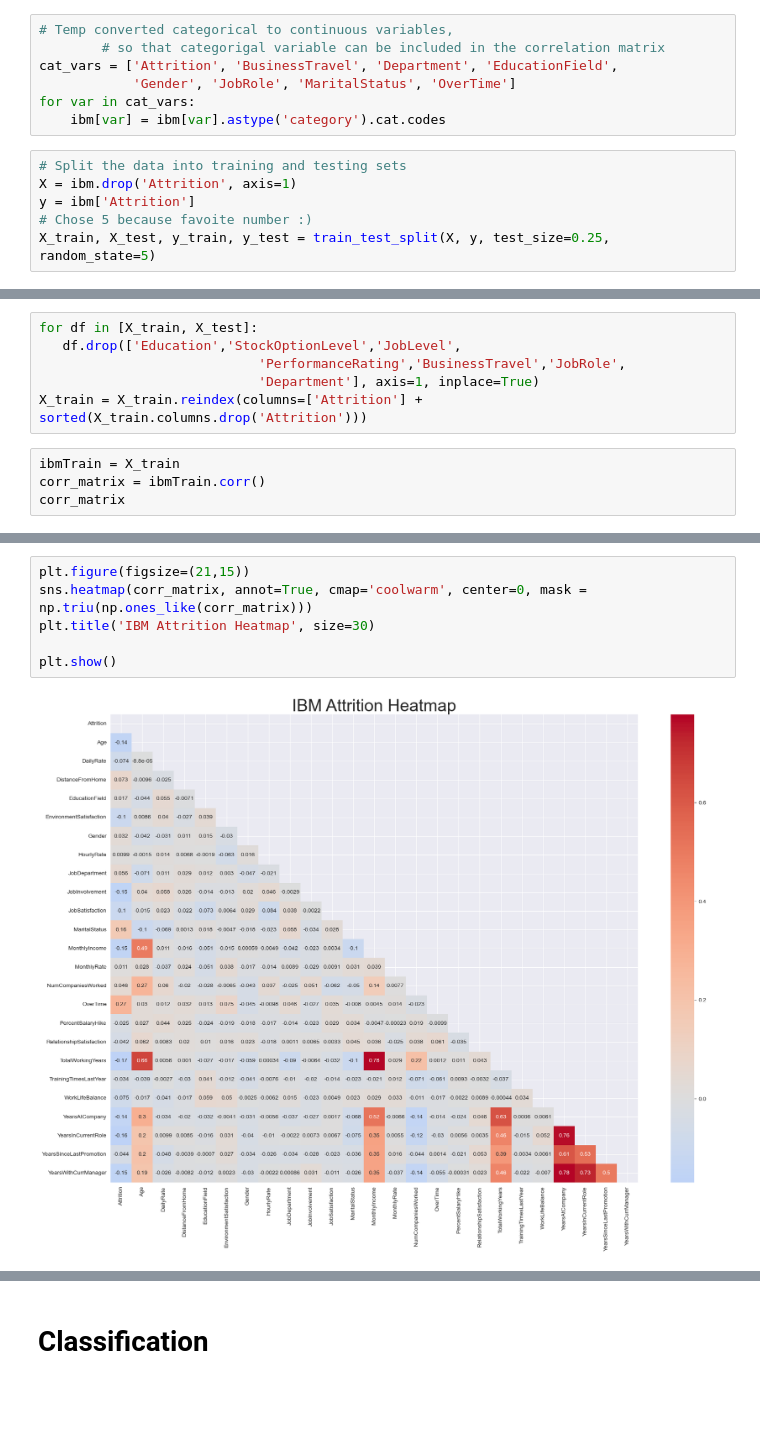
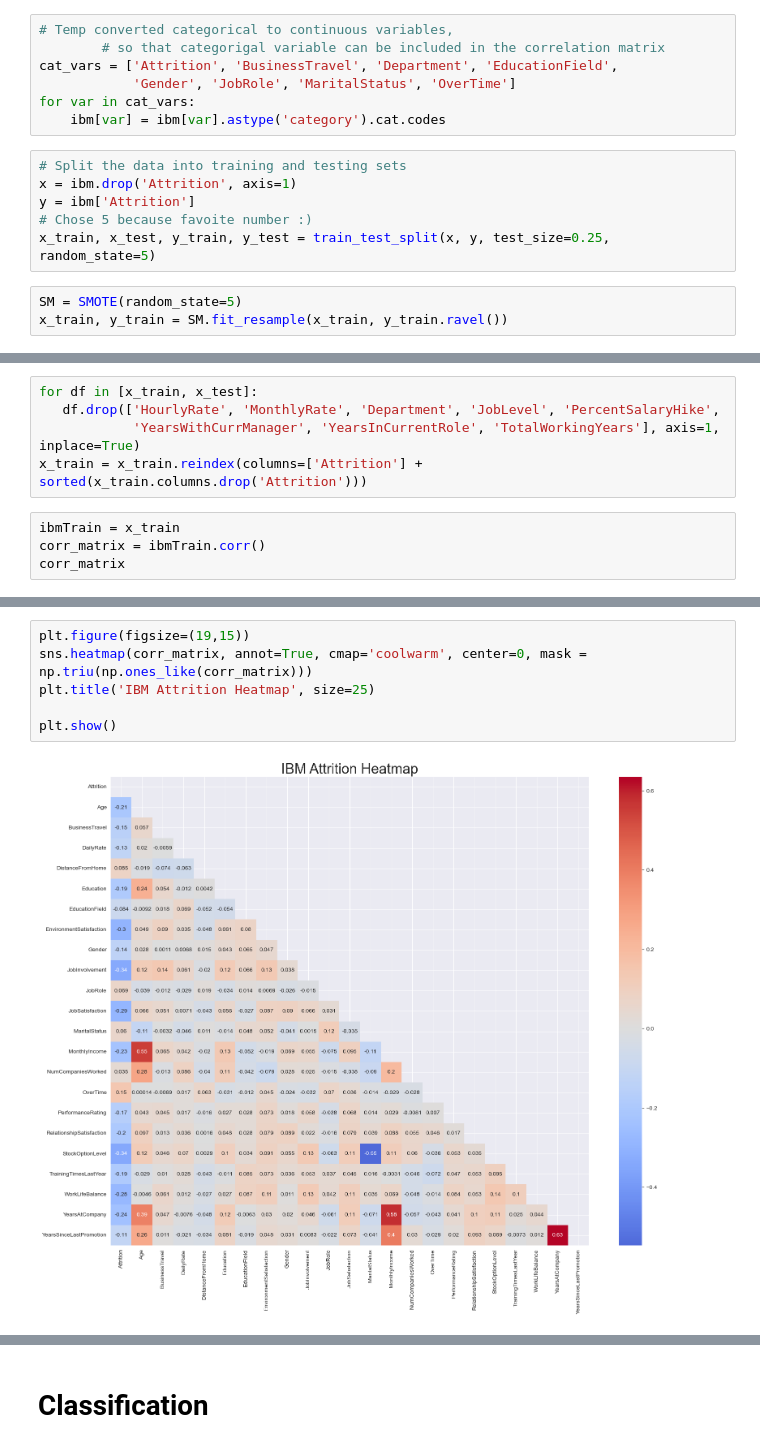
Before and after one commit to JayyyOlden/AMLDM, a Jupyter notebook: 2006184.ipynb, the cells around one changed output, grey strips where cells are left out. Saved outputs shown, nothing was run; the diff lists cells and outputs as text; blank space fills up the shorter version.

```diff
--- a/2006184.ipynb
+++ b/2006184.ipynb
@@ -578,7 +581,10 @@ for var in cat_vars:
     ibm[var] = ibm[var].astype('category').cat.codes
 # %%
 # Split the data into training and testing sets
-X = ibm.drop('Attrition', axis=1)
+x = ibm.drop('Attrition', axis=1)
 y = ibm['Attrition']
 # Chose 5 because favoite number :)
-X_train, X_test, y_train, y_test = train_test_split(X, y, test_size=0.25, random_state=5)
+x_train, x_test, y_train, y_test = train_test_split(x, y, test_size=0.25, random_state=5)
+# %%
+SM = SMOTE(random_state=5)
+x_train, y_train = SM.fit_resample(x_train, y_train.ravel())
@@ -734,11 +725,10 @@ plt.show()
 # %%
-for df in [X_train, X_test]:
-   df.drop(['Education','StockOptionLevel','JobLevel',
-                            'PerformanceRating','BusinessTravel','JobRole',
-                            'Department'], axis=1, inplace=True)
-X_train = X_train.reindex(columns=['Attrition'] + sorted(X_train.columns.drop('Attrition')))
+for df in [x_train, x_test]:
+   df.drop(['HourlyRate', 'MonthlyRate', 'Department', 'JobLevel', 'PercentSalaryHike',
+            'YearsWithCurrManager', 'YearsInCurrentRole', 'TotalWorkingYears'], axis=1, inplace=True)
+x_train = x_train.reindex(columns=['Attrition'] + sorted(x_train.columns.drop('Attrition')))
 # %%
-ibmTrain = X_train
+ibmTrain = x_train
 corr_matrix = ibmTrain.corr()
 corr_matrix
 # %% [output]
@@ -763,9 +753,9 @@ corr_matrix
 # %%
-plt.figure(figsize=(21,15))
+plt.figure(figsize=(19,15))
 sns.heatmap(corr_matrix, annot=True, cmap='coolwarm', center=0, mask = np.triu(np.ones_like(corr_matrix)))
-plt.title('IBM Attrition Heatmap', size=30)
+plt.title('IBM Attrition Heatmap', size=25)
 
 plt.show()
 # %% [output]
-[figure, old version]
+[figure, new version]
 # %%
```
Also changed, not shown: parts of 52 cells of this notebook, 16 other files.
